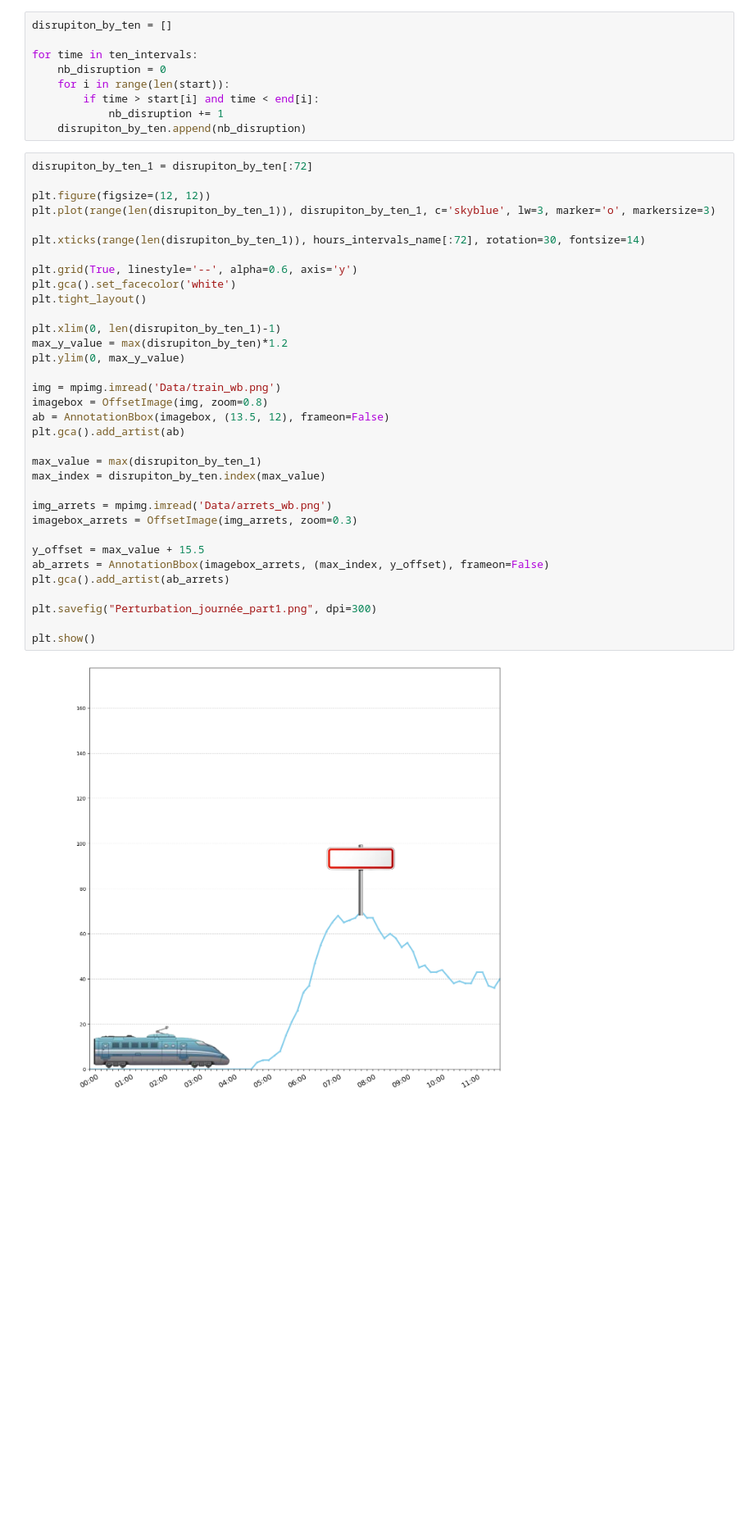
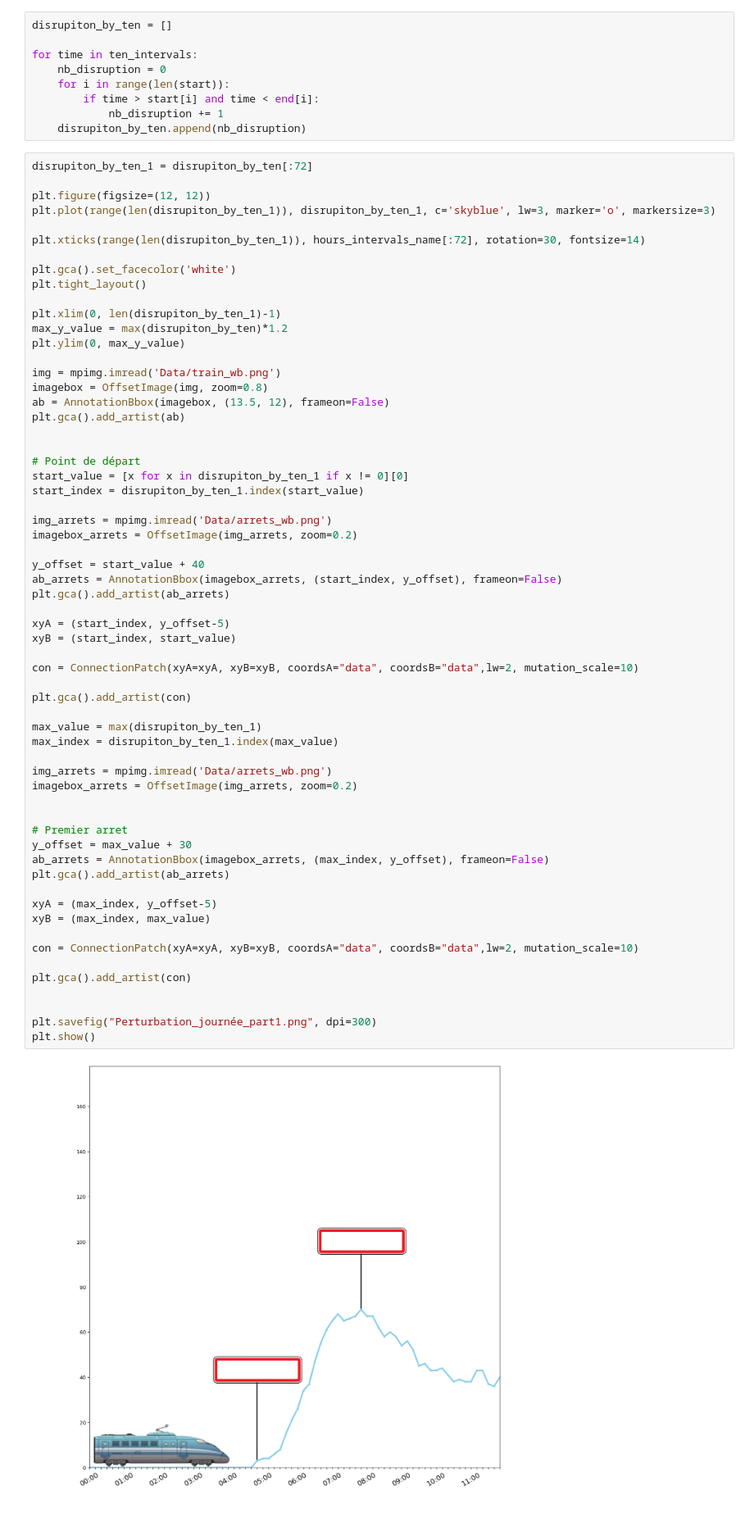
Before and after one commit to KylianSts/Perturbations_transport_public, a Jupyter notebook: TGV_TER_database_analysis.ipynb, the cells around one changed output. Shown at 82% size. Cells and saved outputs as stored; diff of their text form; blank space fills up the shorter version.

Commit message:
Ajout de la "gare de départ" du train (graph 3)

```diff
--- a/TGV_TER_database_analysis.ipynb
+++ b/TGV_TER_database_analysis.ipynb
@@ -736,36 +738,63 @@ for time in ten_intervals:
 # %%
 disrupiton_by_ten_1 = disrupiton_by_ten[:72]
 
 plt.figure(figsize=(12, 12))
 plt.plot(range(len(disrupiton_by_ten_1)), disrupiton_by_ten_1, c='skyblue', lw=3, marker='o', markersize=3)
 
 plt.xticks(range(len(disrupiton_by_ten_1)), hours_intervals_name[:72], rotation=30, fontsize=14)
 
-plt.grid(True, linestyle='--', alpha=0.6, axis='y')
 plt.gca().set_facecolor('white')
 plt.tight_layout()
 
 plt.xlim(0, len(disrupiton_by_ten_1)-1)
 max_y_value = max(disrupiton_by_ten)*1.2
 plt.ylim(0, max_y_value)
 
 img = mpimg.imread('Data/train_wb.png')
 imagebox = OffsetImage(img, zoom=0.8)
 ab = AnnotationBbox(imagebox, (13.5, 12), frameon=False)
 plt.gca().add_artist(ab)
 
-max_value = max(disrupiton_by_ten_1)
-max_index = disrupiton_by_ten.index(max_value)
+
+# Point de départ
+start_value = [x for x in disrupiton_by_ten_1 if x != 0][0]
+start_index = disrupiton_by_ten_1.index(start_value)
 
 img_arrets = mpimg.imread('Data/arrets_wb.png')
-imagebox_arrets = OffsetImage(img_arrets, zoom=0.3)
+imagebox_arrets = OffsetImage(img_arrets, zoom=0.2)
 
-y_offset = max_value + 15.5
+y_offset = start_value + 40
+ab_arrets = AnnotationBbox(imagebox_arrets, (start_index, y_offset), frameon=False)
+plt.gca().add_artist(ab_arrets)
+
+xyA = (start_index, y_offset-5)
+xyB = (start_index, start_value)
+
+con = ConnectionPatch(xyA=xyA, xyB=xyB, coordsA="data", coordsB="data",lw=2, mutation_scale=10)
+
+plt.gca().add_artist(con)
+
+max_value = max(disrupiton_by_ten_1)
+max_index = disrupiton_by_ten_1.index(max_value)
+
+img_arrets = mpimg.imread('Data/arrets_wb.png')
+imagebox_arrets = OffsetImage(img_arrets, zoom=0.2)
+
+
+# Premier arret
+y_offset = max_value + 30
 ab_arrets = AnnotationBbox(imagebox_arrets, (max_index, y_offset), frameon=False)
 plt.gca().add_artist(ab_arrets)
 
+xyA = (max_index, y_offset-5)
+xyB = (max_index, max_value)
+
+con = ConnectionPatch(xyA=xyA, xyB=xyB, coordsA="data", coordsB="data",lw=2, mutation_scale=10)
+
+plt.gca().add_artist(con)
+
+
 plt.savefig("Perturbation_journée_part1.png", dpi=300)
-
 plt.show()
 # %% [output]
-[figure, old version]
+[figure, new version]
```
Also changed, not shown: parts of 8 cells of this notebook.
